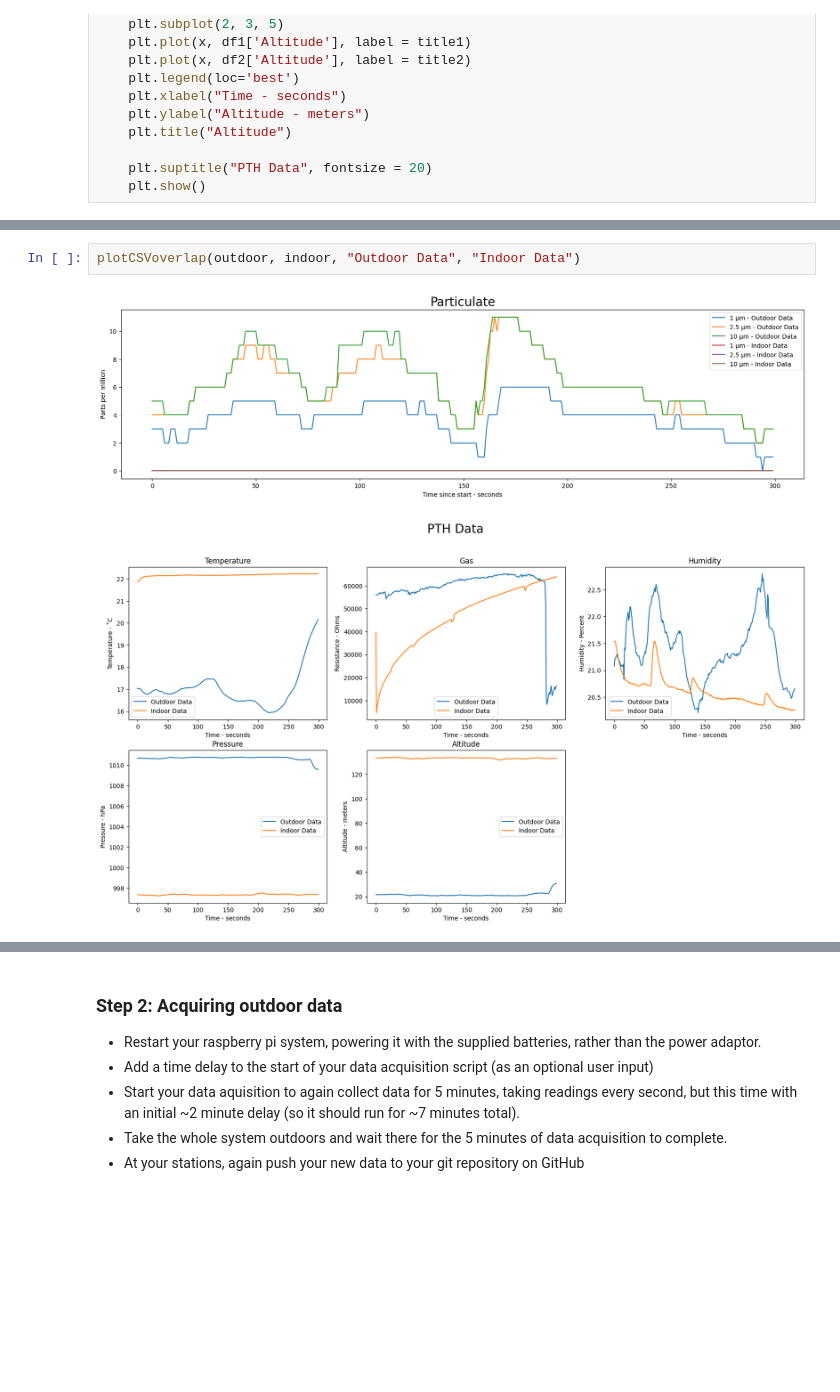
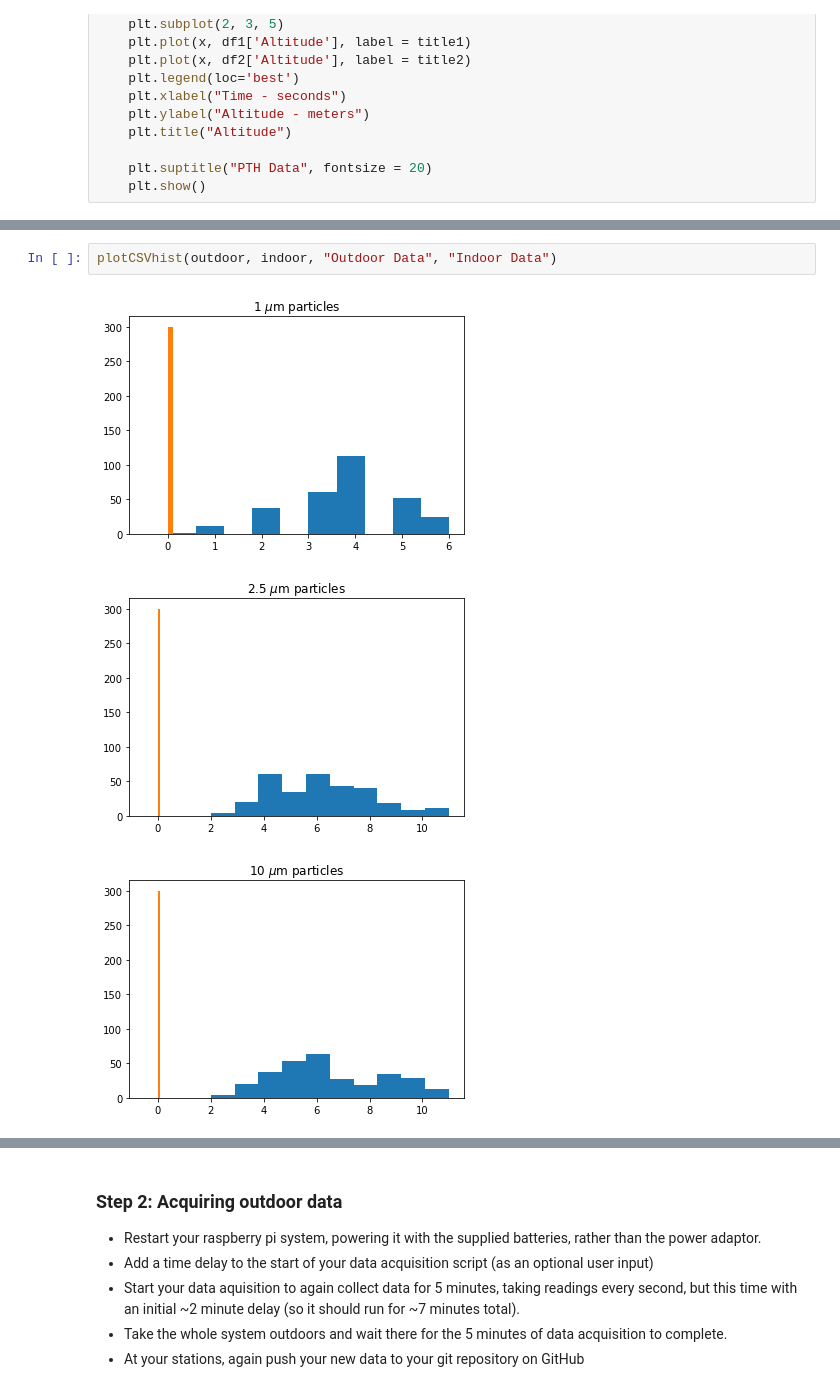
Before and after one commit to ElanPB/E11_Carlos_Elan, a Jupyter notebook: Week_6_Lab.ipynb, the cells around one changed output, grey strips where cells are left out. Saved outputs shown, nothing was run; the diff lists cells and outputs as text; blank space fills up the shorter version.

Commit message:
Added histograms

```diff
--- a/Week_6_Lab.ipynb
+++ b/Week_6_Lab.ipynb
@@ -123,5 +186,6 @@ def plotCSVoverlap(df1, df2, title1, title2):
 # %%
-plotCSVoverlap(outdoor, indoor, "Outdoor Data", "Indoor Data")
+plotCSVhist(outdoor, indoor, "Outdoor Data", "Indoor Data")
 # %% [output]
-[figure, old version]
+[figure, new version]
-[figure, old version]
+[figure, new version]
+[figure, added]
```
Also changed, not shown: parts of 2 cells of this notebook.
